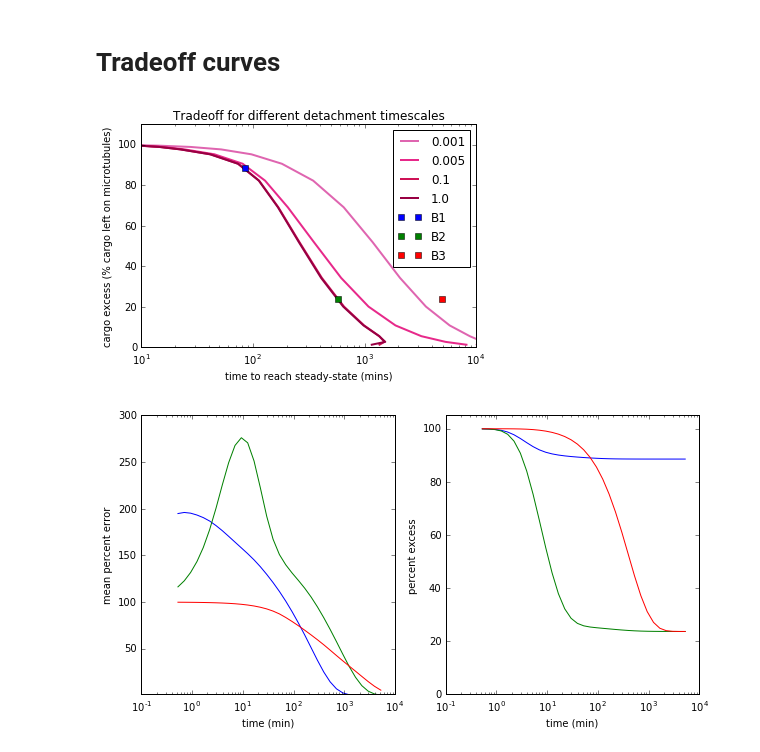
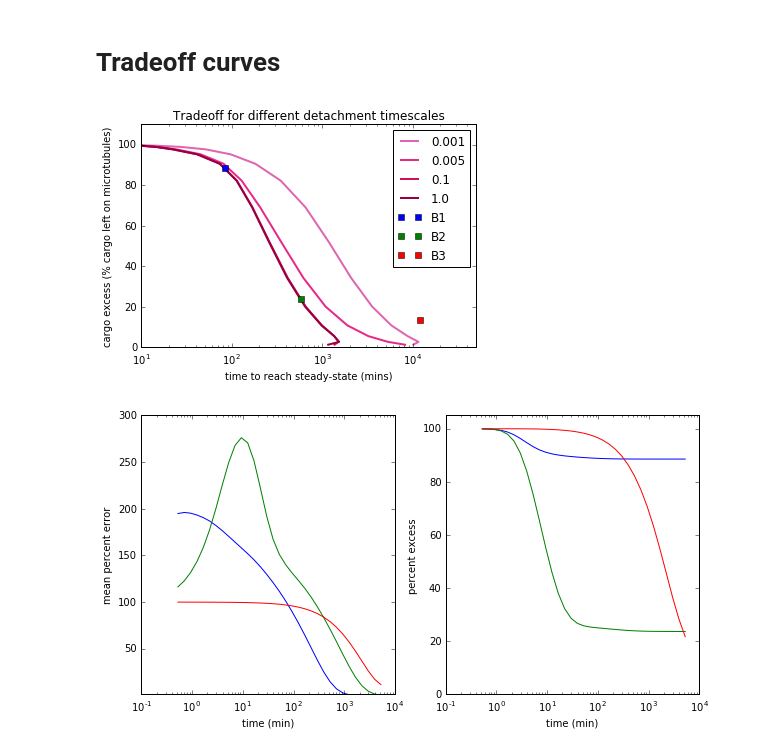
Before and after one commit to ahwillia/Williams-etal-Synaptic-Transport, a Jupyter notebook: code/07_reattachment/Fig_7.ipynb, the cells around one changed output. Saved outputs shown, nothing was run; the diff lists cells and outputs as text; code cells hidden in the pictures.

```diff
--- a/code/07_reattachment/Fig_7.ipynb
+++ b/code/07_reattachment/Fig_7.ipynb
@@ -232,31 +232,31 @@ ani3.save('03.mp4');ani3
 # %%
 y = get_target_profile(6)
 plt.figure()
 dtch = [0.001, 0.005, 0.1, 1.0]
 for cs,col in zip(dtch,['#df65b0','#e7298a','#ce1256','#980043']):
     tau,excess = calc_tradeoff_curve(y,cs)
     plt.plot(tau/60,excess*100,'-',color=col,lw=2)
-for cs,ds,col in [(2e-1,1e-1,'b'), (1e-1,2e-3,'g'), (5e-4,1e-5,'r')]:
+for cs,ds,col in [(2e-1,1e-1,'b'), (1e-1,2e-3,'g'), (1e-4,1e-6,'r')]:
     A,u0 = get_matrix(y,cs,ds)
     tss,uss = calc_time_to_ss(A)
     excess = np.sum(uss[:N])/np.sum(uss)
     plt.plot(tss/60,excess*100,'s',color=col)
 plt.ylim([0,110.0])
-plt.xlim([1e1,1e4])
+plt.xlim([1e1,5e4])
 plt.xscale('log')
 #plt.yscale('log')
 plt.xlabel('time to reach steady-state (mins)')
 plt.ylabel('cargo excess (% cargo left on microtubules)')
 plt.title('Tradeoff for different detachment timescales')
 plt.legend(dtch+['B1','B2','B3'])
 plt.savefig('reattach_tradeoff_100.eps')
 plt.show()
 # %% [output]
-[figure, old version]
+[figure, new version]
 # %%
 plt.figure(figsize=(10,5))
 
-for cs,ds in [(2e-1,1e-1), (1e-1,2e-3), (5e-4,1e-5)]:
+for cs,ds in [(2e-1,1e-1), (1e-1,2e-3), (1e-4,1e-6)]:
     t,err,excess = err_vs_time(cs,ds)
     plt.subplot(1,2,1)
     l = plt.plot(t/60,err,'-')
@@ -279,4 +279,4 @@ plt.ylabel('percent excess')
 plt.savefig('err_v_time.eps')
 plt.show()
 # %% [output]
-[figure, old version]
+[figure, new version]
```
Also changed, not shown: parts of 5 cells of this notebook, 2 other files.
